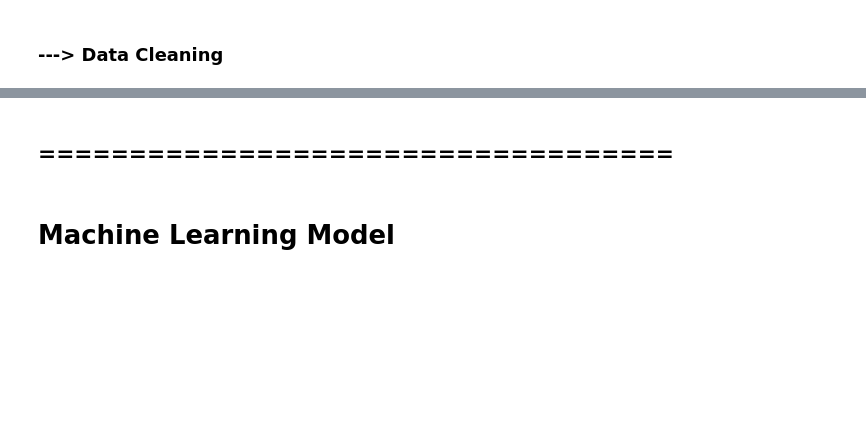
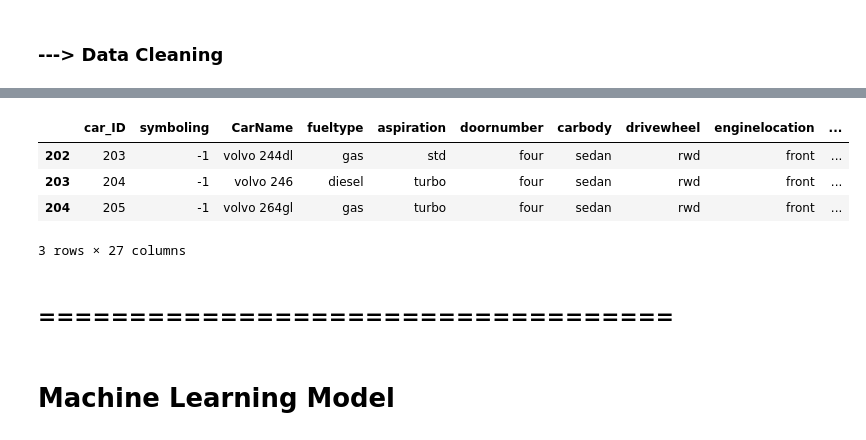
Before and after one commit to Mohamed66Hemdan/Car_Price_Predection, a Jupyter notebook: Car_Price_Predection.ipynb, the cells around one changed output, grey strips where cells are left out. Drawn from its saved outputs; the diff is of its cells as text; code cells hidden in the pictures; blank space fills up the shorter version.

```diff
--- a/Car_Price_Predection.ipynb
+++ b/Car_Price_Predection.ipynb
@@ -80,3 +196,12 @@ df.describe().T
+# %%
+df['CompanyName'] = df['CarName'].apply(lambda x: x.split(" ")[0])
+df.tail(3)
+# %% [output]
+|  | car_ID | symboling | CarName | fueltype | aspiration | doornumber | carbody | drivewheel | enginelocation | ... |
+| 202 | 203 | -1 | volvo 244dl | gas | std | four | sedan | rwd | front | ... |
+| 203 | 204 | -1 | volvo 246 | diesel | turbo | four | sedan | rwd | front | ... |
+| 204 | 205 | -1 | volvo 264gl | gas | turbo | four | sedan | rwd | front | ... |
+3 rows × 27 columns
 # %% [markdown]
 ## ===================================
 # %% [markdown]
```
Also changed, not shown: parts of 12 cells of this notebook.
